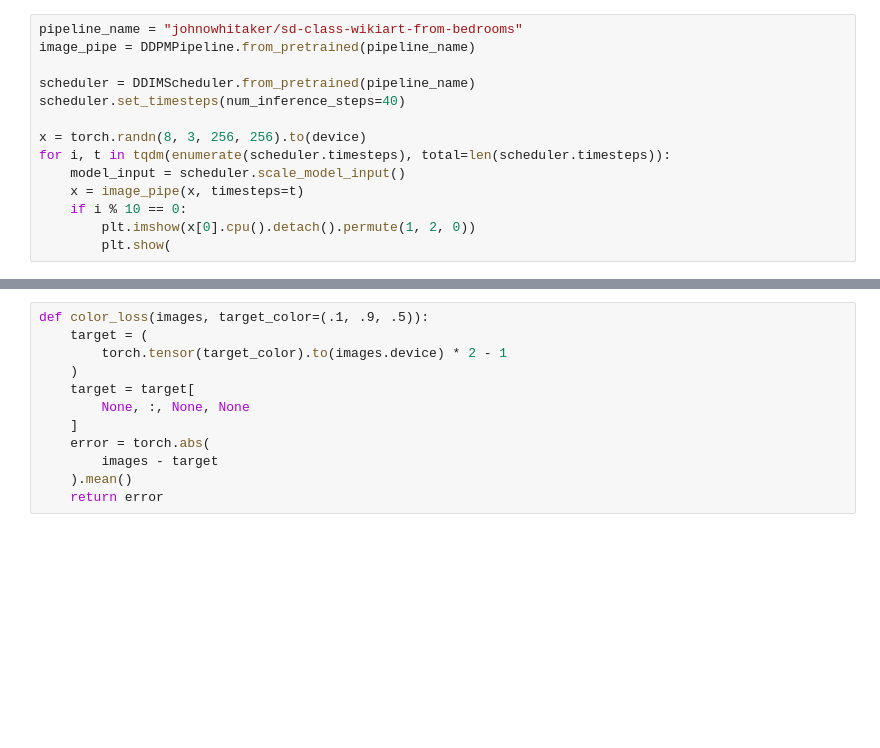
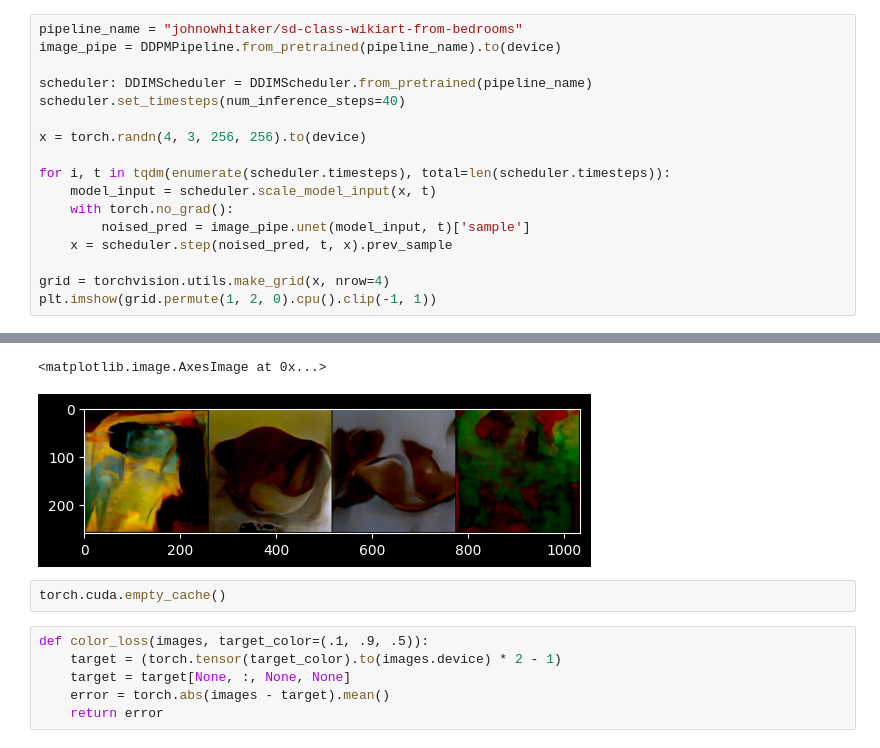
Before and after one commit to mix060514/diffusion-model-from-principle-to-pratice, a Jupyter notebook: ch5_2_guidance.ipynb, the cells around one changed output, grey strips where cells are left out. Cells and saved outputs as stored; diff of their text form; blank space fills up the shorter version.

```diff
--- a/ch5_2_guidance.ipynb
+++ b/ch5_2_guidance.ipynb
@@ -21,15 +40,18 @@ device
 # %%
 pipeline_name = "johnowhitaker/sd-class-wikiart-from-bedrooms"
-image_pipe = DDPMPipeline.from_pretrained(pipeline_name)
+image_pipe = DDPMPipeline.from_pretrained(pipeline_name).to(device)
 
-scheduler = DDIMScheduler.from_pretrained(pipeline_name)
+scheduler: DDIMScheduler = DDIMScheduler.from_pretrained(pipeline_name)
 scheduler.set_timesteps(num_inference_steps=40)
 
-x = torch.randn(8, 3, 256, 256).to(device)
+x = torch.randn(4, 3, 256, 256).to(device)
+
 for i, t in tqdm(enumerate(scheduler.timesteps), total=len(scheduler.timesteps)):
-    model_input = scheduler.scale_model_input()
-    x = image_pipe(x, timesteps=t)
-    if i % 10 == 0:
-        plt.imshow(x[0].cpu().detach().permute(1, 2, 0))
-        plt.show(
+    model_input = scheduler.scale_model_input(x, t)
+    with torch.no_grad():
+        noised_pred = image_pipe.unet(model_input, t)['sample']
+    x = scheduler.step(noised_pred, t, x).prev_sample
+
+grid = torchvision.utils.make_grid(x, nrow=4)
+plt.imshow(grid.permute(1, 2, 0).cpu().clip(-1, 1))
 # %% [output]
@@ -37,12 +59,10 @@ TypeError: __init__() missing 2 required positional arguments: 'unet' and 'sched
+<matplotlib.image.AxesImage at 0x...>
+[figure, added]
+# %%
+torch.cuda.empty_cache()
 # %%
 def color_loss(images, target_color=(.1, .9, .5)):
-    target = (
-        torch.tensor(target_color).to(images.device) * 2 - 1
-    )
-    target = target[
-        None, :, None, None
-    ]
-    error = torch.abs(
-        images - target
-    ).mean()
+    target = (torch.tensor(target_color).to(images.device) * 2 - 1)
+    target = target[None, :, None, None]
+    error = torch.abs(images - target).mean()
     return error
```
Also changed, not shown: parts of 15 cells of this notebook, 3 other files.
